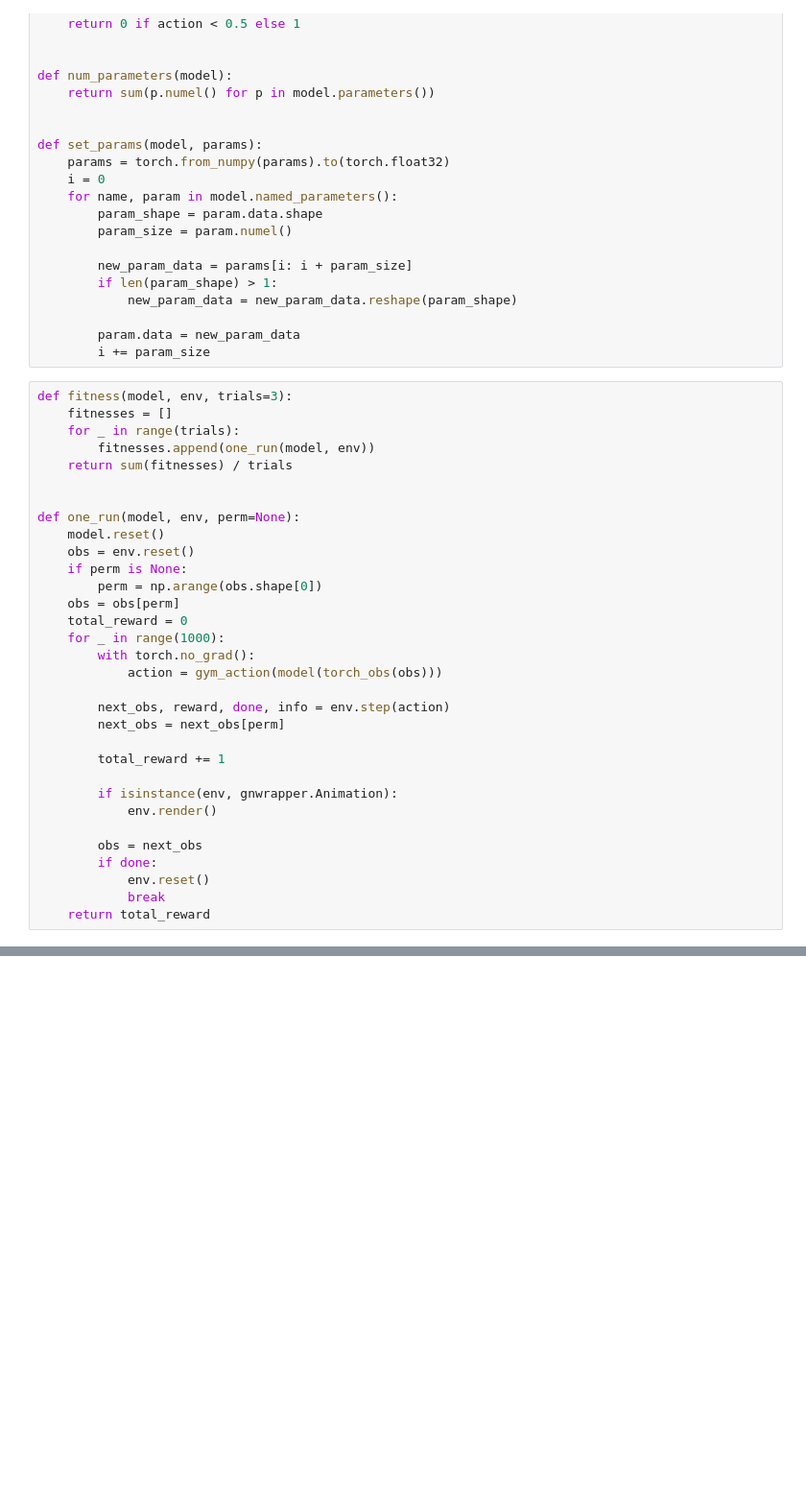
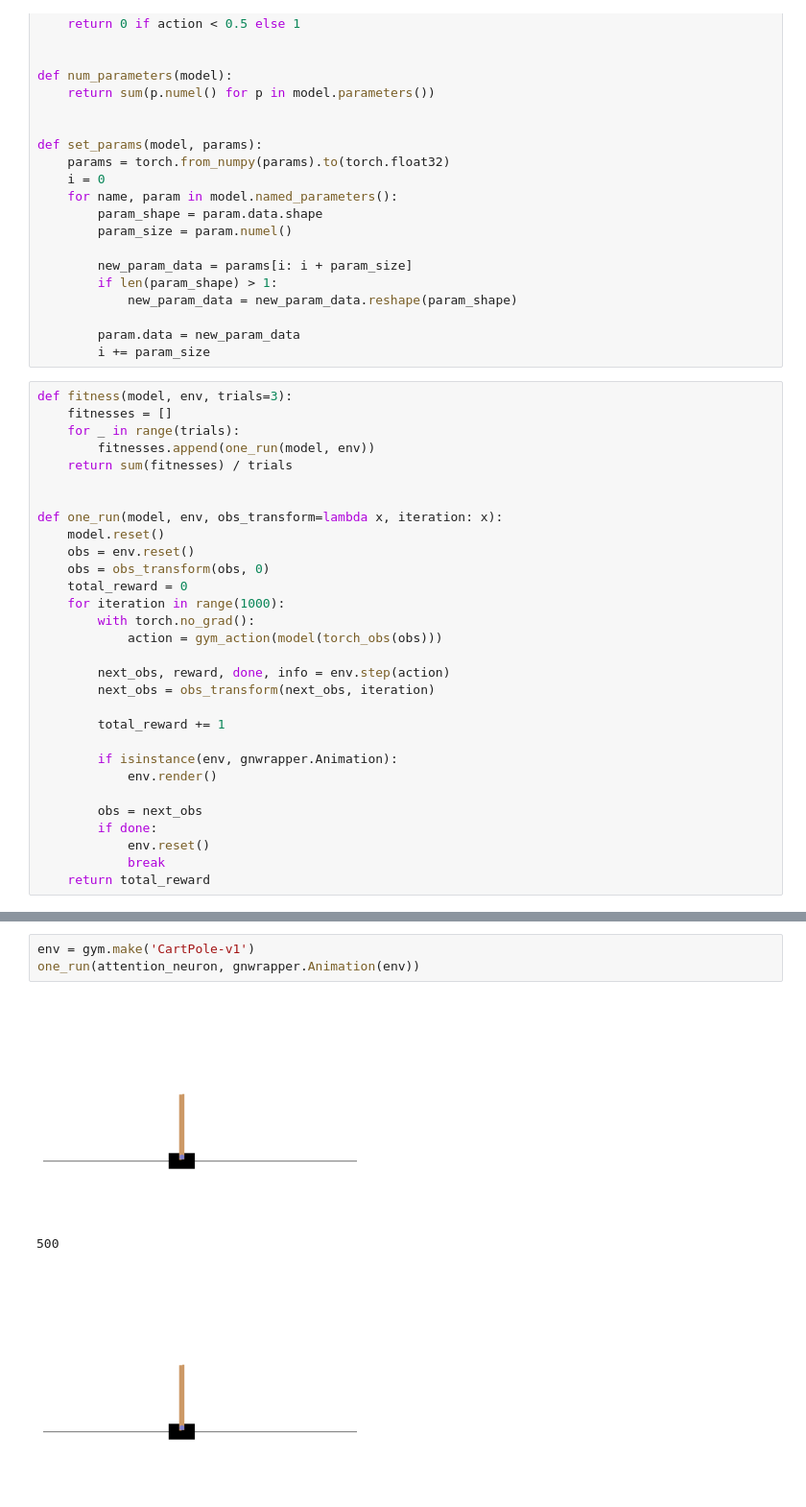
Before and after one commit to JakeForsey/attention-neuron, a Jupyter notebook: attention_neuron.ipynb, the cells around one changed output, grey strips where cells are left out. Shown at 96% size. Drawn from its saved outputs; the diff is of its cells as text; blank space fills up the shorter version.

```diff
--- a/attention_neuron.ipynb
+++ b/attention_neuron.ipynb
@@ -134,19 +134,17 @@ def fitness(model, env, trials=3):
     return sum(fitnesses) / trials
 
 
-def one_run(model, env, perm=None):
+def one_run(model, env, obs_transform=lambda x, iteration: x):
     model.reset()
     obs = env.reset()
-    if perm is None:
-        perm = np.arange(obs.shape[0])
-    obs = obs[perm]
+    obs = obs_transform(obs, 0)
     total_reward = 0
-    for _ in range(1000):
+    for iteration in range(1000):
         with torch.no_grad():
             action = gym_action(model(torch_obs(obs)))
 
         next_obs, reward, done, info = env.step(action)
-        next_obs = next_obs[perm]
+        next_obs = obs_transform(next_obs, iteration)
 
         total_reward += 1
 
@@ -239,3 +237,10 @@ plot_evolution(attention_neuron_history)
+# %%
+env = gym.make('CartPole-v1')
+one_run(attention_neuron, gnwrapper.Animation(env))
+# %% [output]
+[figure, added]
+500
+[figure, added]
 # %%
 # Check that the model is more invariant to permutations that a fully connected neural network
 results = []
```
Also changed, not shown: parts of 8 cells of this notebook.
